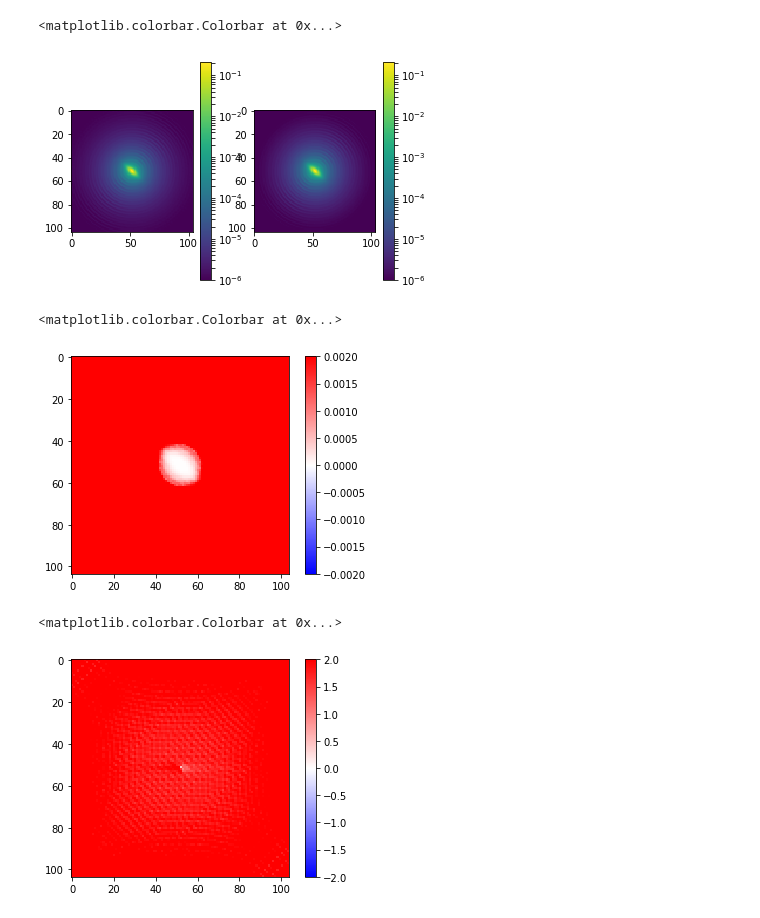
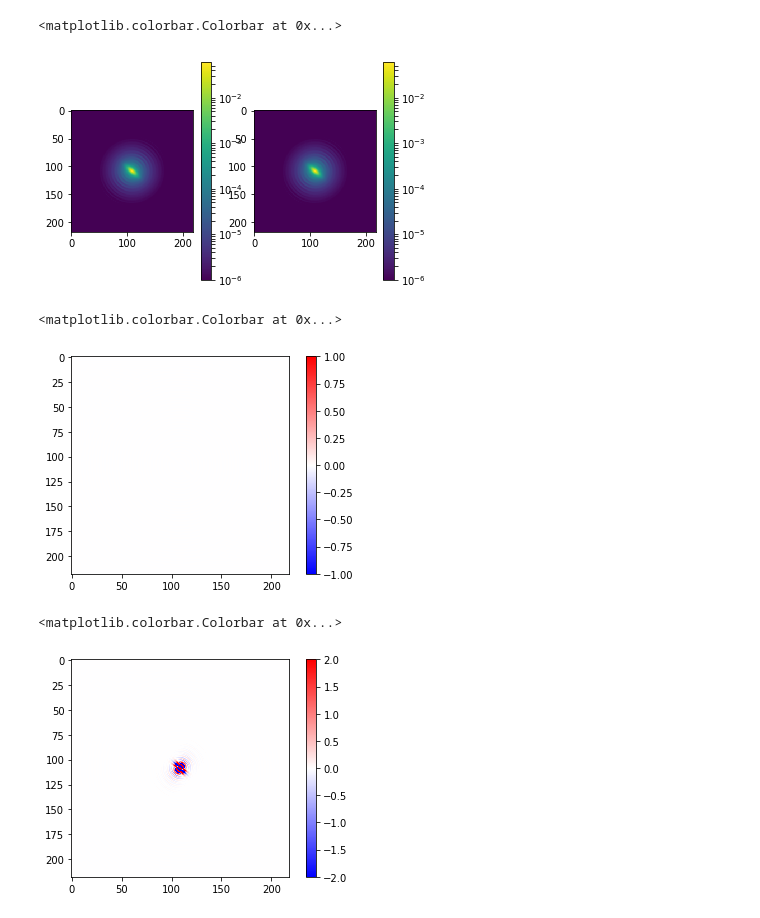
Before and after one commit to earosenberg/wl-bias-leaps, a Jupyter notebook: fourierartifacts_smallstudy-Copy1.ipynb, the cells around one changed output. Drawn from its saved outputs; the diff is of its cells as text; code cells hidden in the pictures.

```diff
--- a/fourierartifacts_smallstudy-Copy1.ipynb
+++ b/fourierartifacts_smallstudy-Copy1.ipynb
@@ -58,6 +61,6 @@ print given_psf.array.shape
 cc = galsim.COSMOSCatalog(dir='/disks/shear15/KiDS/ImSim/pipeline/data/COSMOS_25.2_training_sample/',use_real=False)
 hlr, sn, q = [np.array([pc[4][i] for pc in cc.param_cat]) for i in range(1,4)]
 
-small100I = np.where(np.logical_and(hlr*np.sqrt(q)>2.5, sn>=0.5))[0][0:1] #Large galaxies, reasonable sersic n
-gal = cc.makeGalaxy(small100I, chromatic=False, gsparams=gsparams)[0]
+small100I = np.where(np.logical_and(hlr*np.sqrt(q)>2.5, sn>=0.5))[0][0] #Large galaxies, reasonable sersic n
+gals = cc.makeGalaxy(small100I, chromatic=False, gsparams=gsparams)
 # %%
@@ -76,6 +86,6 @@ galsim.Sersic(n=1.0, half_light_radius=0.108705859505, flux=2.16024879771).shear
 # %%
 fin = galsim.Convolve([gal,psf_gaussian])
-given_im = fin.drawImage(scale=pixel_scale/10., method='no_pixel')
+given_im = fin.drawImage(scale=pixel_scale/gal_oversample, method='no_pixel')
 # %%
 #gal_interp = fin
 gal_interp = galsim.InterpolatedImage(given_im,gsparams=gsparams)
@@ -84,5 +94,5 @@ inv_gauss = galsim.Deconvolve(gauss_psfii)
 dec = galsim.Convolve(gal_interp,inv_gauss)
 rec = galsim.Convolve(dec, gauss_psfii)
 
-recIm = rec.drawImage(scale=pixel_scale,method='no_pixel')
+recIm = rec.drawImage(scale=pixel_scale/gal_oversample,method='no_pixel')
 # %%
@@ -98,7 +108,7 @@ plt.colorbar()
 fig,ax=plt.subplots(1,2)
 recsize = recIm.array.shape[0]
 origIm = galsim.ImageF(recsize,recsize)
-origIm = fin.drawImage(image=origIm,scale=pixel_scale,method='no_pixel')
+origIm = fin.drawImage(image=origIm,scale=pixel_scale/gal_oversample,method='no_pixel')
 f1=ax[0].imshow(origIm.array,norm=LogNorm(),vmin=1e-6)
 f2=ax[1].imshow(recIm.array,norm=LogNorm(),vmin=1e-6)
 
@@ -106,19 +116,19 @@ fig.colorbar(f1,ax=ax[0])
 fig.colorbar(f2,ax=ax[1])
 # %% [output]
 <matplotlib.colorbar.Colorbar at 0x...>
-[figure, old version]
+[figure, new version]
 # %%
-plt.imshow(origIm.array / recIm.array - 1,vmin=-2e-3,vmax=2e-3,cmap=cm.bwr)
+plt.imshow(origIm.array / recIm.array - 1,vmin=-1e-0,vmax=1e-0,cmap=cm.bwr)
 plt.colorbar()
 # %% [output]
 <matplotlib.colorbar.Colorbar at 0x...>
-[figure, old version]
+[figure, new version]
 # %%
-plt.imshow((origIm.array - recIm.array)*1e7,vmin=-2,vmax=2,cmap=cm.bwr)
+plt.imshow((origIm.array - recIm.array)*1e6,vmin=-2,vmax=2,cmap=cm.bwr)
 plt.colorbar()
 # %% [output]
 <matplotlib.colorbar.Colorbar at 0x...>
-[figure, old version]
+[figure, new version]
 # %%
 print np.max(np.abs(origIm.array - recIm.array))
 # %% [output]
```
Also changed, not shown: parts of 11 cells of this notebook, 4 other files.
